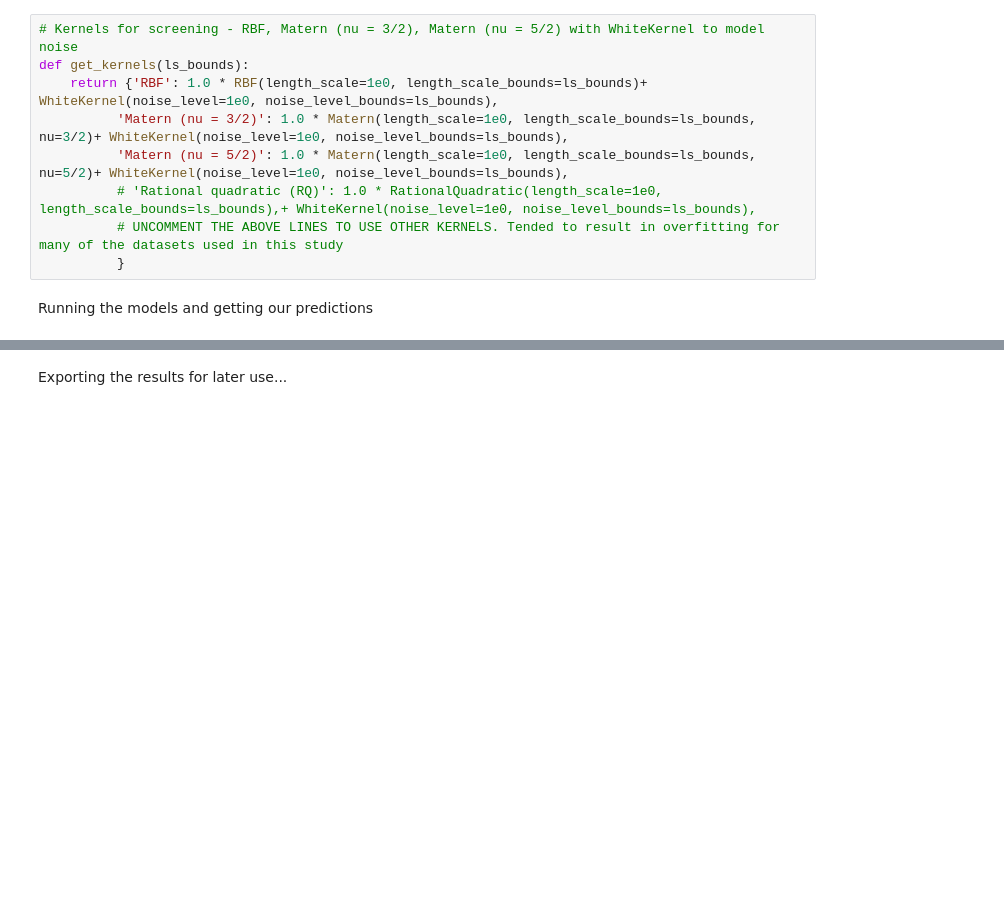
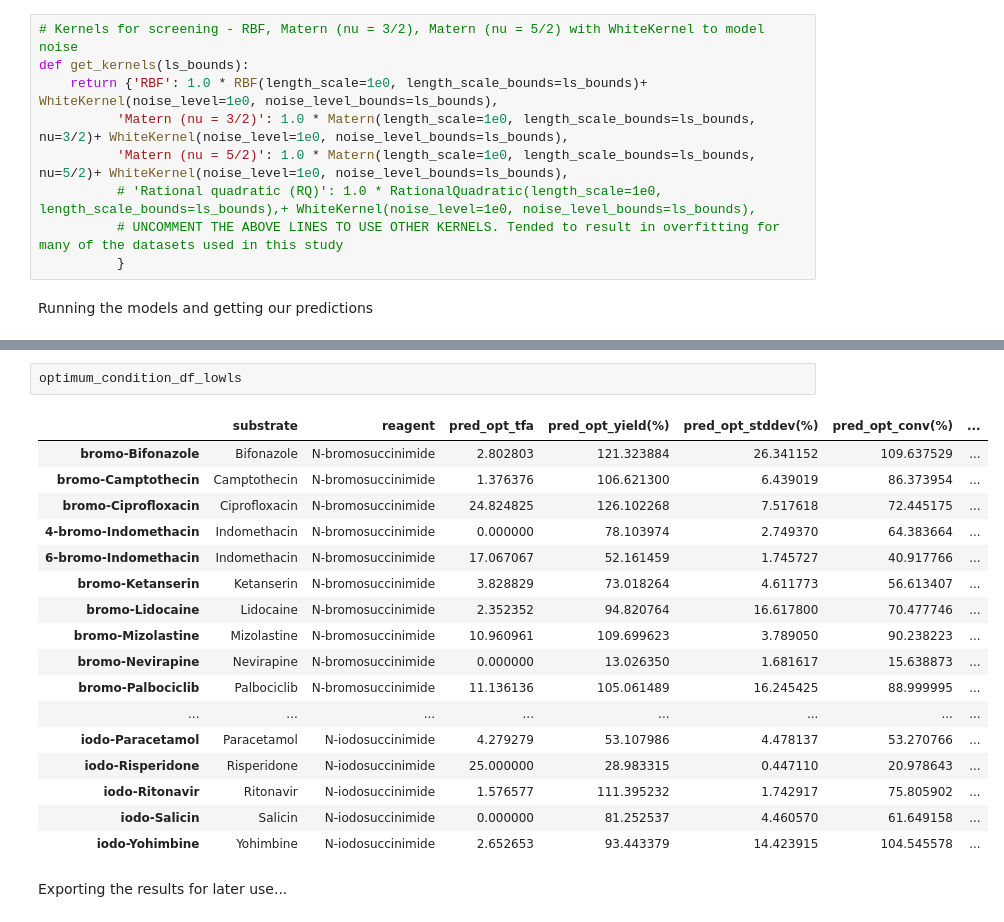
Before and after one commit to callumrjohn/automated_halogenation_of_pharmaceuticals, a Jupyter notebook: gpr_condition_prediction/gpr_analysis_notebook.ipynb, the cells around one changed output, grey strips where cells are left out. Cells and saved outputs as stored; diff of their text form; blank space fills up the shorter version.

```diff
--- a/gpr_condition_prediction/gpr_analysis_notebook.ipynb
+++ b/gpr_condition_prediction/gpr_analysis_notebook.ipynb
@@ -173,3 +172,23 @@ ValueError: Data must be 1-dimensional, got ndarray of shape (1000, 2) instead
+# %%
+optimum_condition_df_lowls
+# %% [output]
+|  | substrate | reagent | pred_opt_tfa | pred_opt_yield(%) | pred_opt_stddev(%) | pred_opt_conv(%) | ... |
+| bromo-Bifonazole | Bifonazole | N-bromosuccinimide | 2.802803 | 121.323884 | 26.341152 | 109.637529 | ... |
+| bromo-Camptothecin | Camptothecin | N-bromosuccinimide | 1.376376 | 106.621300 | 6.439019 | 86.373954 | ... |
+| bromo-Ciprofloxacin | Ciprofloxacin | N-bromosuccinimide | 24.824825 | 126.102268 | 7.517618 | 72.445175 | ... |
+| 4-bromo-Indomethacin | Indomethacin | N-bromosuccinimide | 0.000000 | 78.103974 | 2.749370 | 64.383664 | ... |
+| 6-bromo-Indomethacin | Indomethacin | N-bromosuccinimide | 17.067067 | 52.161459 | 1.745727 | 40.917766 | ... |
+| bromo-Ketanserin | Ketanserin | N-bromosuccinimide | 3.828829 | 73.018264 | 4.611773 | 56.613407 | ... |
+| bromo-Lidocaine | Lidocaine | N-bromosuccinimide | 2.352352 | 94.820764 | 16.617800 | 70.477746 | ... |
+| bromo-Mizolastine | Mizolastine | N-bromosuccinimide | 10.960961 | 109.699623 | 3.789050 | 90.238223 | ... |
+| bromo-Nevirapine | Nevirapine | N-bromosuccinimide | 0.000000 | 13.026350 | 1.681617 | 15.638873 | ... |
+| bromo-Palbociclib | Palbociclib | N-bromosuccinimide | 11.136136 | 105.061489 | 16.245425 | 88.999995 | ... |
+| ... | ... | ... | ... | ... | ... | ... | ... |
+| iodo-Paracetamol | Paracetamol | N-iodosuccinimide | 4.279279 | 53.107986 | 4.478137 | 53.270766 | ... |
+| iodo-Risperidone | Risperidone | N-iodosuccinimide | 25.000000 | 28.983315 | 0.447110 | 20.978643 | ... |
+| iodo-Ritonavir | Ritonavir | N-iodosuccinimide | 1.576577 | 111.395232 | 1.742917 | 75.805902 | ... |
+| iodo-Salicin | Salicin | N-iodosuccinimide | 0.000000 | 81.252537 | 4.460570 | 61.649158 | ... |
+| iodo-Yohimbine | Yohimbine | N-iodosuccinimide | 2.652653 | 93.443379 | 14.423915 | 104.545578 | ... |
 # %% [markdown]
 Exporting the results for later use...
 # %%
```
Also changed, not shown: parts of 6 cells of this notebook.
